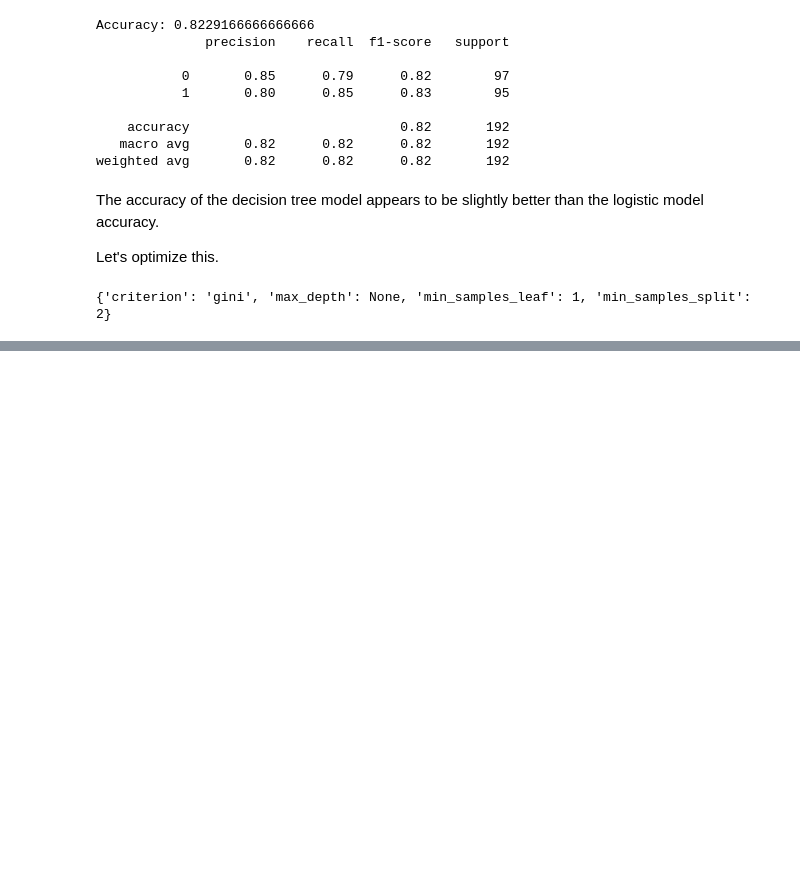
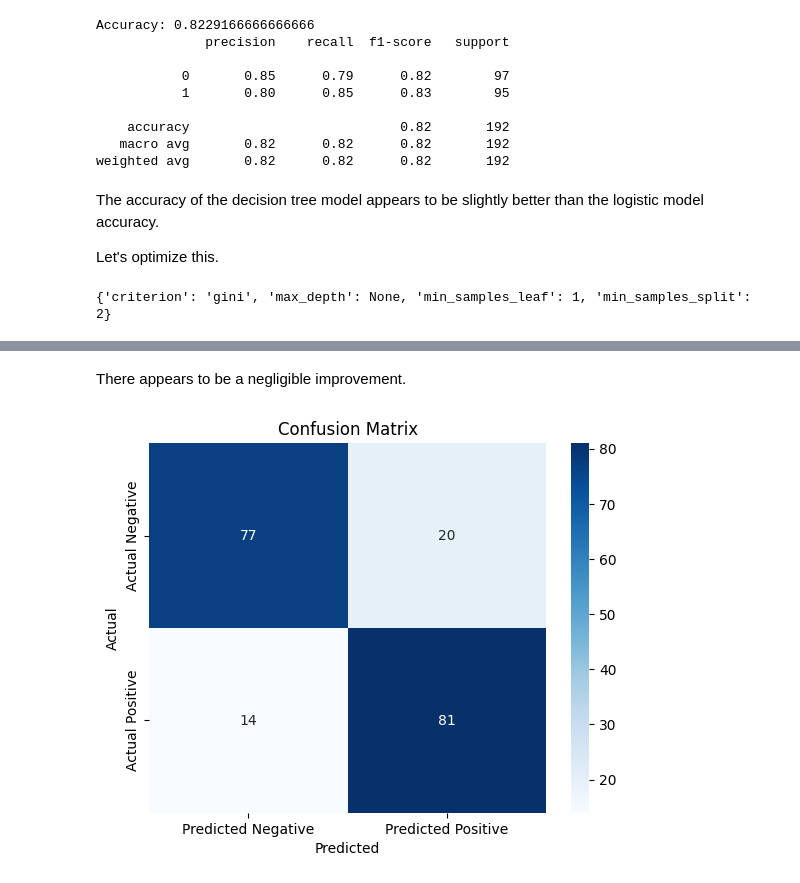
Before and after one commit to Hussain110-Naqvi/development, a Jupyter notebook: credit_approval_supervised_ml/ml_code_file.ipynb, the cells around one changed output, grey strips where cells are left out. Cells and saved outputs as stored; diff of their text form; code cells hidden in the pictures; blank space fills up the shorter version.

```diff
--- a/credit_approval_supervised_ml/ml_code_file.ipynb
+++ b/credit_approval_supervised_ml/ml_code_file.ipynb
@@ -385,0 +384,9 @@ print(best_params)
+# %%
+#applying optimized hyperparameters into the model
+
+model = DecisionTreeClassifier(criterion='gini', max_depth=None, min_samples_leaf= 1, min_samples_split= 2)
+model.fit(X_train_scaled, y_train)
+y_pred = model.predict(X_test_scaled)
+accuracy = accuracy_score(y_test, y_pred)
+print('Accuracy:', accuracy)
+print(classification_report(y_test, y_pred))
@@ -385,0 +403,14 @@ print(best_params)
+# %% [markdown]
+There appears to be a negligible improvement.
+# %%
+conf_matrix = confusion_matrix(y_test, y_pred)
+
+sns.heatmap(conf_matrix, annot=True, fmt='d', cmap='Blues',
+            xticklabels=['Predicted Negative', 'Predicted Positive'],
+            yticklabels=['Actual Negative', 'Actual Positive'])
+plt.xlabel('Predicted')
+plt.ylabel('Actual')
+plt.title('Confusion Matrix')
+plt.show()
+# %% [output]
+[figure, added]
```
Also changed, not shown: parts of 2 cells of this notebook.
